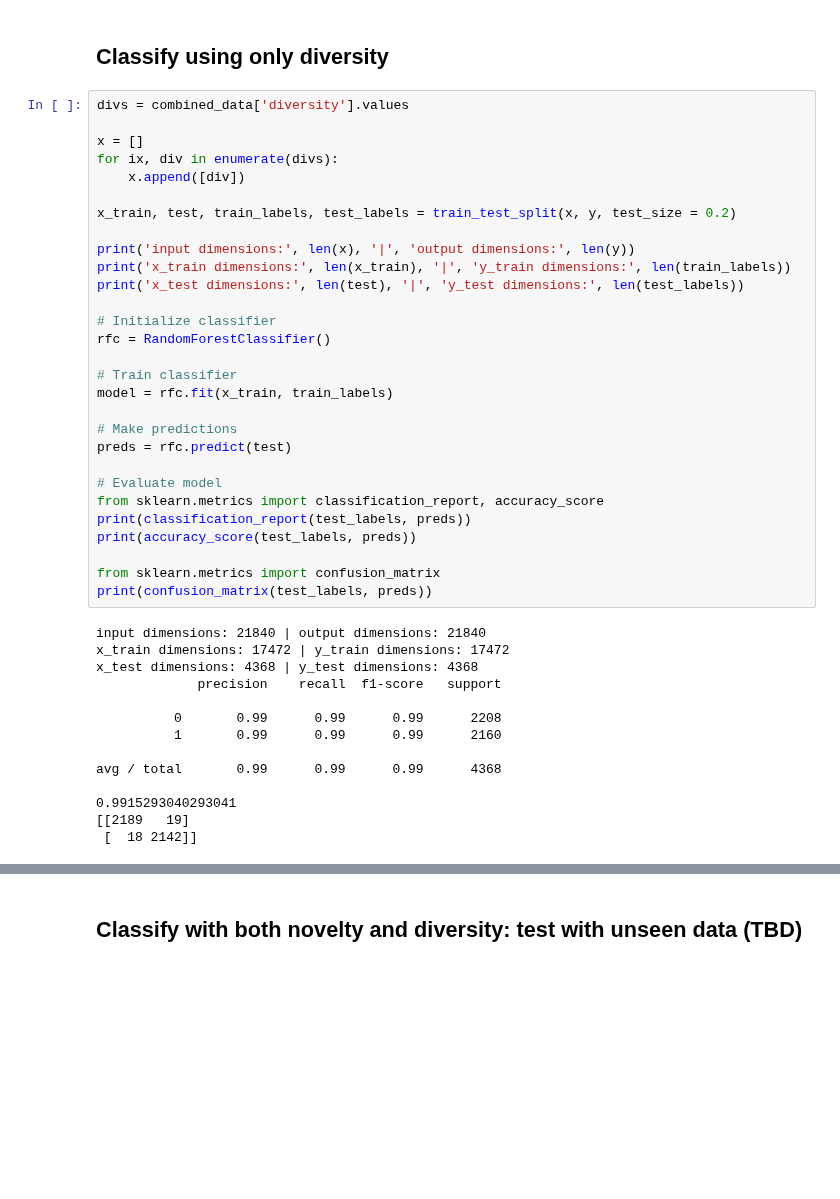
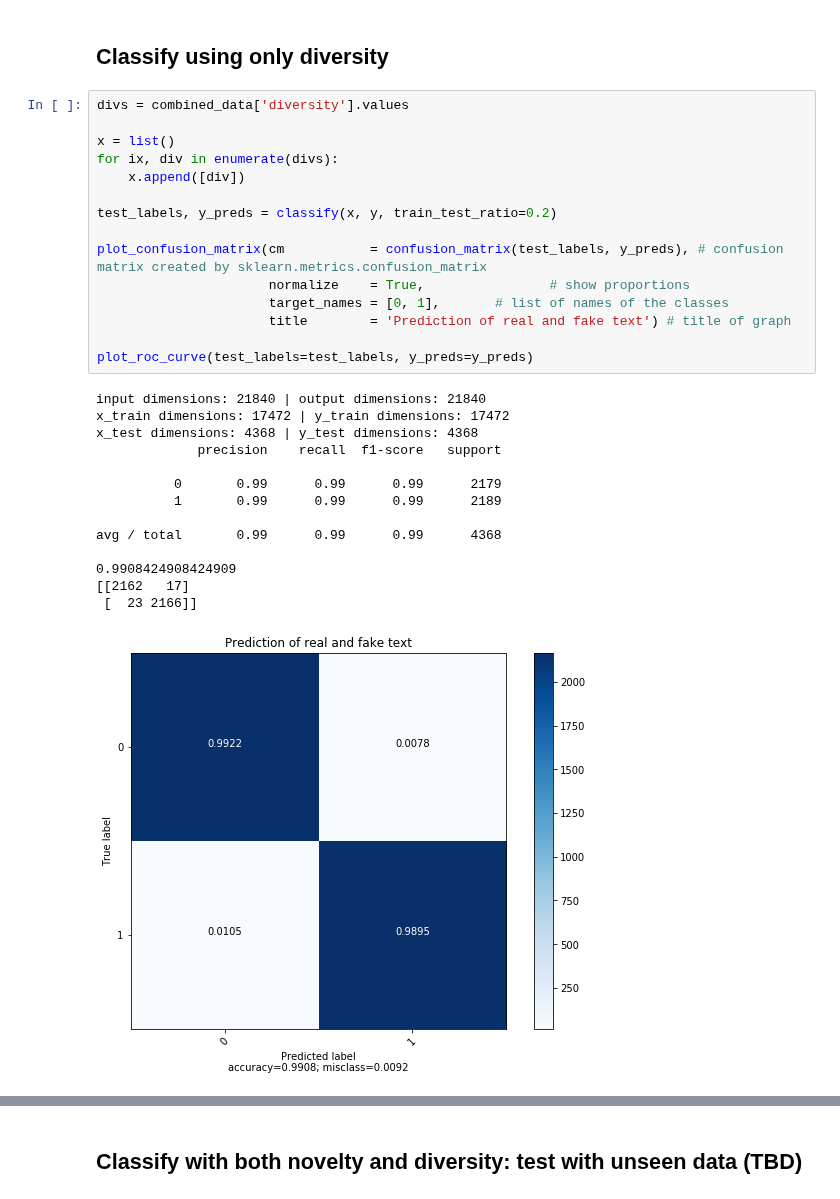
Before and after one commit to debashishc/classification-real-fake-text, a Jupyter notebook: analysis_levenshtein/Levenshtein_Classifier.ipynb, the cells around one changed output, grey strips where cells are left out. Saved outputs shown, nothing was run; the diff lists cells and outputs as text; blank space fills up the shorter version.

```diff
--- a/analysis_levenshtein/Levenshtein_Classifier.ipynb
+++ b/analysis_levenshtein/Levenshtein_Classifier.ipynb
@@ -221,45 +140,32 @@ avg / total       0.98      0.98      0.98      4368
 # %% [markdown]
 ## Classify using only diversity
-# %%
-divs = combined_data['diversity'].values
-
-x = []
-for ix, div in enumerate(divs):
-    x.append([div])
-
-x_train, test, train_labels, test_labels = train_test_split(x, y, test_size = 0.2)
-
-print('input dimensions:', len(x), '|', 'output dimensions:', len(y))
-print('x_train dimensions:', len(x_train), '|', 'y_train dimensions:', len(train_labels))
-print('x_test dimensions:', len(test), '|', 'y_test dimensions:', len(test_labels))
-
-# Initialize classifier
-rfc = RandomForestClassifier()
-
-# Train classifier
-model = rfc.fit(x_train, train_labels)
-
-# Make predictions
-preds = rfc.predict(test)
-
-# Evaluate model
-from sklearn.metrics import classification_report, accuracy_score
-print(classification_report(test_labels, preds))
-print(accuracy_score(test_labels, preds))
-
-from sklearn.metrics import confusion_matrix
-print(confusion_matrix(test_labels, preds))
-# %% [output]
-input dimensions: 21840 | output dimensions: 21840
-x_train dimensions: 17472 | y_train dimensions: 17472
-x_test dimensions: 4368 | y_test dimensions: 4368
-             precision    recall  f1-score   support
-
-          0       0.99      0.99      0.99      2208
-          1       0.99      0.99      0.99      2160
-
-avg / total       0.99      0.99      0.99      4368
-
-0.9915293040293041
-[[2189   19]
- [  18 2142]]
+# %%
+divs = combined_data['diversity'].values
+
+x = list()
+for ix, div in enumerate(divs):
+    x.append([div])
+
+test_labels, y_preds = classify(x, y, train_test_ratio=0.2)
+
+plot_confusion_matrix(cm           = confusion_matrix(test_labels, y_preds), # confusion matrix created by sklearn.metrics.confusion_matrix
+                      normalize    = True,                # show proportions
+                      target_names = [0, 1],       # list of names of the classes
+                      title        = 'Prediction of real and fake text') # title of graph
+
+plot_roc_curve(test_labels=test_labels, y_preds=y_preds)
+# %% [output]
+input dimensions: 21840 | output dimensions: 21840
+x_train dimensions: 17472 | y_train dimensions: 17472
+x_test dimensions: 4368 | y_test dimensions: 4368
+             precision    recall  f1-score   support
+
+          0       0.99      0.99      0.99      2179
+          1       0.99      0.99      0.99      2189
+
+avg / total       0.99      0.99      0.99      4368
+
+0.9908424908424909
+[[2162   17]
+ [  23 2166]]
+[figure, added]
```
Also changed, not shown: parts of 8 cells of this notebook, 2 other files.
